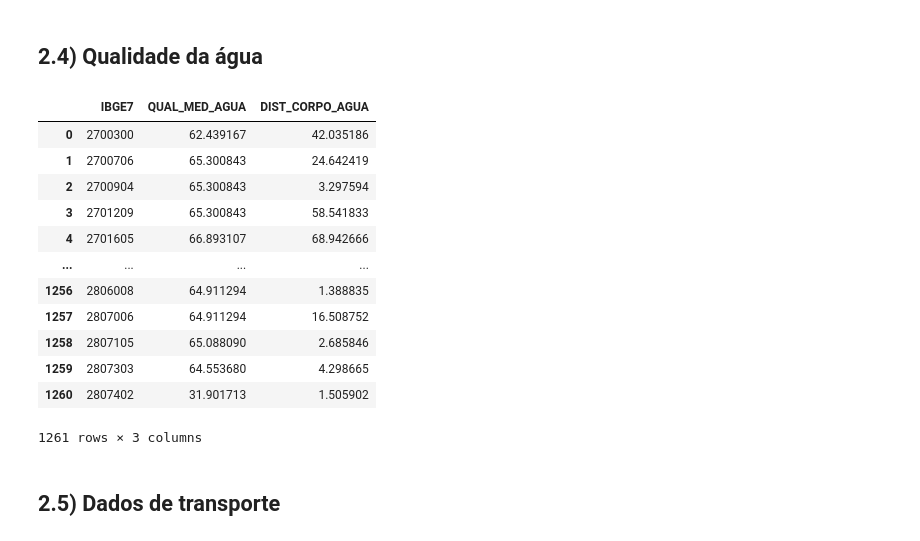
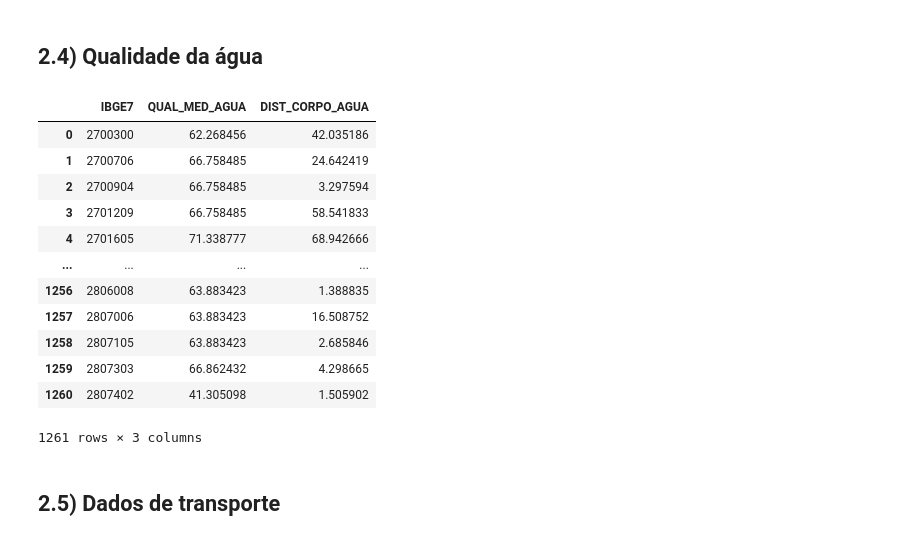
Before and after one commit to caiosoter/BCG2023, a Jupyter notebook: Notebooks/ColetaDosDados.ipynb, the cells around one changed output. Drawn from its saved outputs; the diff is of its cells as text; code cells hidden in the pictures.

```diff
--- a/Notebooks/ColetaDosDados.ipynb
+++ b/Notebooks/ColetaDosDados.ipynb
@@ -305,50 +317,56 @@ censo
 # %% [markdown]
 ## 2.4) Qualidade da água
 # %%
-imputer = IterativeImputer(random_state=42)
+#imputer = IterativeImputer(random_state=42)
+imputer = KNNImputer(n_neighbors=5, weights="uniform")
+min_max = MinMaxScaler()
 
 ql_agua = pd.read_csv(r'../Dados/ANA/Indicadores de Qualidade da Agua.csv')
 ql_agua = ql_agua[['CDESTACAO','CORPODAGUA', 'SGUF','LATITUDE', 'LONGITUDE', 'MED_2020','MED_2021']]
 ql_agua = ql_agua[ql_agua['SGUF'].isin(ufs)]
 ql_agua = ql_agua.dropna(axis = 0, thresh = 3)
 
 num_columns = ['LATITUDE', 'LONGITUDE', 'MED_2020','MED_2021']
 
+# Imputation step:
+ql_agua[num_columns] = min_max.fit_transform(ql_agua[num_columns])
 ql_agua[num_columns] = imputer.fit_transform(ql_agua[num_columns])
+ql_agua[num_columns] = min_max.inverse_transform(ql_agua[num_columns])
+
 ql_agua['QUAL_MED_AGUA'] = (ql_agua['MED_2021'] + ql_agua['MED_2020'])/2
 ql_agua = ql_agua.reset_index().drop(columns='index')
 ql_agua
 
 cidades = mun_ser.copy()
 dist_corpo_agua_mais_prox = []
 
 for index_cidade, cidade in cidades.iterrows():
     distancias = []
     for index_estacao, estacao in ql_agua.iterrows():
         distancia = calcular_distancia(cidade, estacao)
         distancias.append(distancia)
     indice_estacao_mais_proxima = distancias.index(min(distancias))
     dist_corpo_agua_mais_prox.append(min(distancias))
     estacao_mais_proxima = ql_agua.loc[indice_estacao_mais_proxima]
     cidades.at[index_cidade, 'QUAL_MED_AGUA'] = estacao_mais_proxima['QUAL_MED_AGUA']
 
 cidades['DIST_CORPO_AGUA'] = dist_corpo_agua_mais_prox
 cidades = cidades.drop(columns = ['UF', 'NOME', 'LATITUDE', 'LONGITUDE'])
 cidades.to_csv('../Dados/Views/qualidade_da_agua.csv')
 cidades
 # %% [output]
 |  | IBGE7 | QUAL_MED_AGUA | DIST_CORPO_AGUA |
-| 0 | 2700300 | 62.439167 | 42.035186 |
-| 1 | 2700706 | 65.300843 | 24.642419 |
-| 2 | 2700904 | 65.300843 | 3.297594 |
-| 3 | 2701209 | 65.300843 | 58.541833 |
-| 4 | 2701605 | 66.893107 | 68.942666 |
+| 0 | 2700300 | 62.268456 | 42.035186 |
+| 1 | 2700706 | 66.758485 | 24.642419 |
+| 2 | 2700904 | 66.758485 | 3.297594 |
+| 3 | 2701209 | 66.758485 | 58.541833 |
+| 4 | 2701605 | 71.338777 | 68.942666 |
 | ... | ... | ... | ... |
-| 1256 | 2806008 | 64.911294 | 1.388835 |
-| 1257 | 2807006 | 64.911294 | 16.508752 |
-| 1258 | 2807105 | 65.088090 | 2.685846 |
-| 1259 | 2807303 | 64.553680 | 4.298665 |
-| 1260 | 2807402 | 31.901713 | 1.505902 |
+| 1256 | 2806008 | 63.883423 | 1.388835 |
+| 1257 | 2807006 | 63.883423 | 16.508752 |
+| 1258 | 2807105 | 63.883423 | 2.685846 |
+| 1259 | 2807303 | 66.862432 | 4.298665 |
+| 1260 | 2807402 | 41.305098 | 1.505902 |
 1261 rows × 3 columns
 # %% [markdown]
 ## 2.5) Dados de transporte
```
Also changed, not shown: parts of 9 cells of this notebook.
